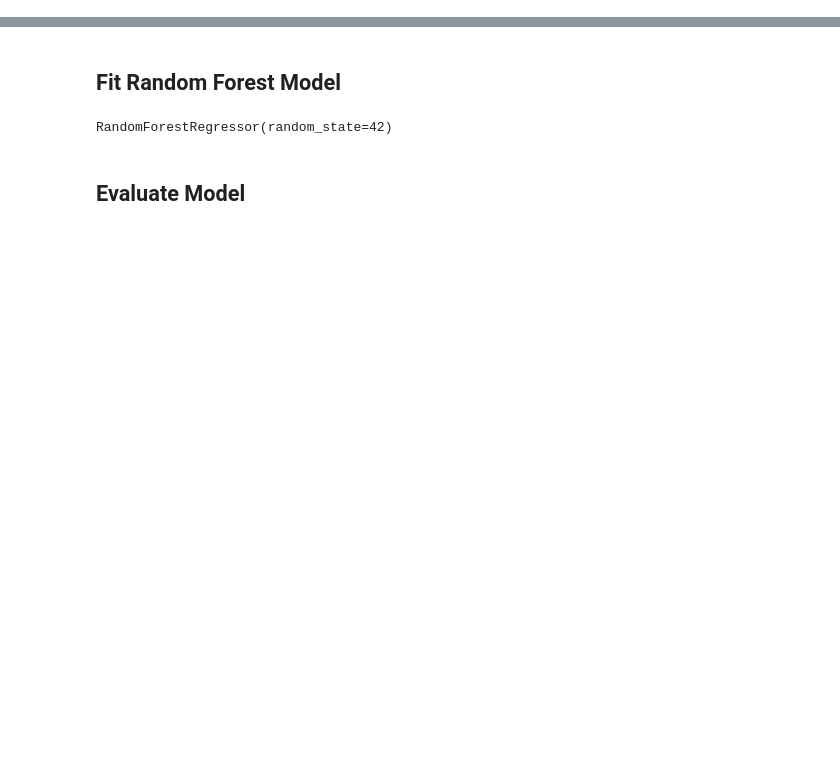
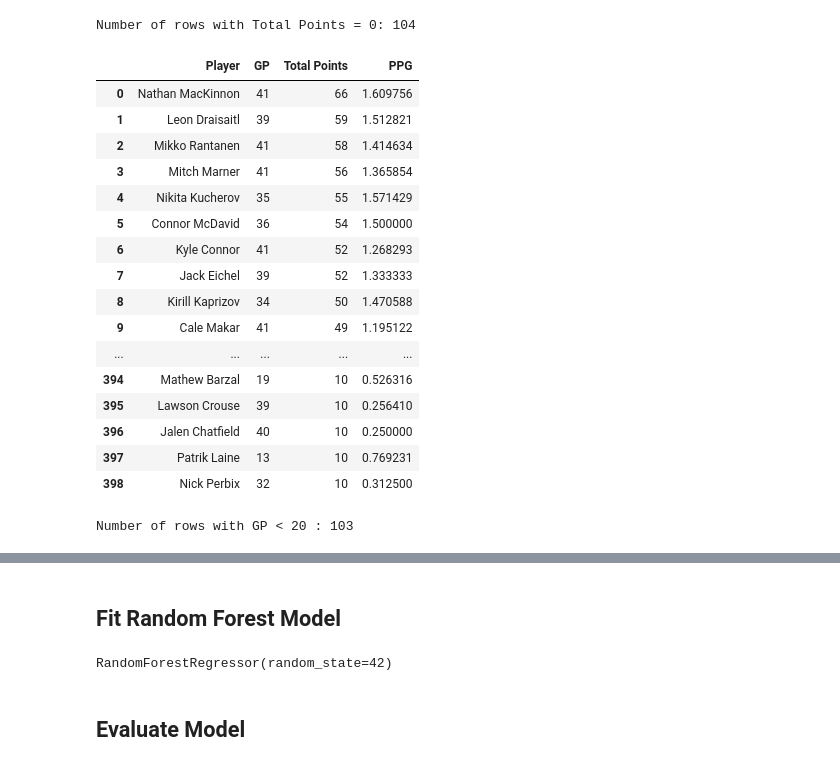
Before and after one commit to nathanguevara11/project-4-G10, a Jupyter notebook: project4_NHL_players.ipynb, the cells around one changed output, grey strips where cells are left out. Cells and saved outputs as stored; diff of their text form; code cells hidden in the pictures; blank space fills up the shorter version.

```diff
--- a/project4_NHL_players.ipynb
+++ b/project4_NHL_players.ipynb
@@ -56,0 +115,36 @@ df_current[['Player', 'GP', 'Total Points', 'PPG']]
+# %%
+# Count the number of rows where Total Points equals 0
+rows_with_zero_points = df_current[df_current['Total Points'] == 0].shape[0]
+
+print(f"Number of rows with Total Points = 0: {rows_with_zero_points}")
+# %% [output]
+Number of rows with Total Points = 0: 104
+# %%
+#Remove rows where Total Points = 0
+df_current = df_current[df_current["Total Points"] != 0]
+df_current[['Player', 'GP', 'Total Points', 'PPG']]
+# %% [output]
+|  | Player | GP | Total Points | PPG |
+| 0 | Nathan MacKinnon | 41 | 66 | 1.609756 |
+| 1 | Leon Draisaitl | 39 | 59 | 1.512821 |
+| 2 | Mikko Rantanen | 41 | 58 | 1.414634 |
+| 3 | Mitch Marner | 41 | 56 | 1.365854 |
+| 4 | Nikita Kucherov | 35 | 55 | 1.571429 |
+| 5 | Connor McDavid | 36 | 54 | 1.500000 |
+| 6 | Kyle Connor | 41 | 52 | 1.268293 |
+| 7 | Jack Eichel | 39 | 52 | 1.333333 |
+| 8 | Kirill Kaprizov | 34 | 50 | 1.470588 |
+| 9 | Cale Makar | 41 | 49 | 1.195122 |
+| ... | ... | ... | ... | ... |
+| 394 | Mathew Barzal | 19 | 10 | 0.526316 |
+| 395 | Lawson Crouse | 39 | 10 | 0.256410 |
+| 396 | Jalen Chatfield | 40 | 10 | 0.250000 |
+| 397 | Patrik Laine | 13 | 10 | 0.769231 |
+| 398 | Nick Perbix | 32 | 10 | 0.312500 |
+# %%
+# Count the number of rows where GP < 20
+rows_less_than_20_points = df_current[df_current['GP'] < 20].shape[0]
+
+print(f"Number of rows with GP < 20 : {rows_less_than_20_points}")
+# %% [output]
+Number of rows with GP < 20 : 103
```
Also changed, not shown: parts of 23 cells of this notebook, 1 other file.
